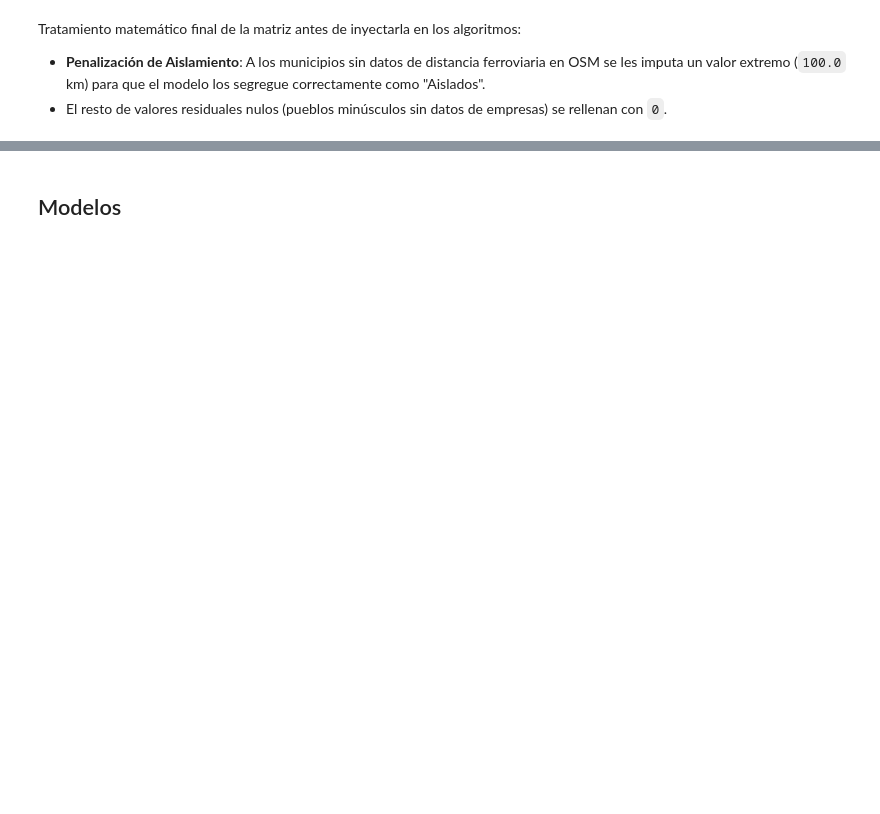
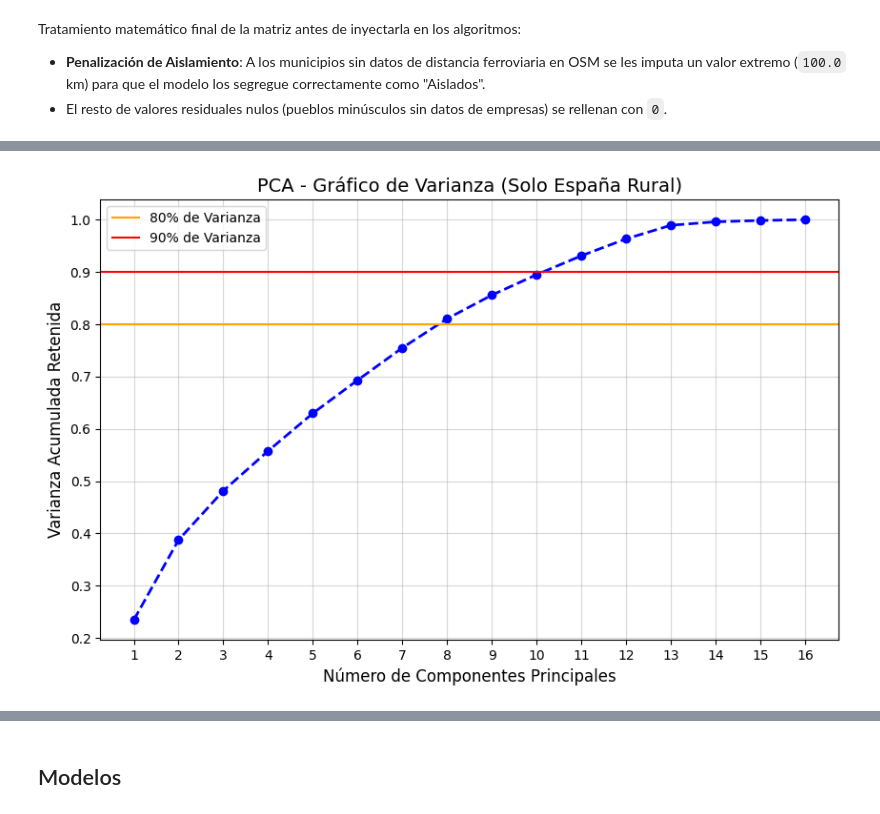
Before and after one commit to MartinEO2005/Proyecto_Big_Data_I, a Jupyter notebook: ML/ml_clustering.ipynb, the cells around one changed output, grey strips where cells are left out. Cells and saved outputs as stored; diff of their text form; code cells hidden in the pictures; blank space fills up the shorter version.

```diff
--- a/ML/ml_clustering.ipynb
+++ b/ML/ml_clustering.ipynb
@@ -126,21 +168,27 @@ df_master = pd.merge(df_master, demo_trend[['muni_id_join', 'pob_absoluta_actual
 # %%
 print("⚙️ [2/5] Procesando Satélites VIIRS (Consumo y Volatilidad)...")
 
+# Aseguramos extraer el año de la fecha
 if 'year' not in df_viirs.columns:
     df_viirs['year'] = df_viirs['date'].str[:4].astype(int)
 
-# Agrupamos los meses para sacar la media anual
-viirs_anual = df_viirs.groupby(['muni_id_join', 'year'])['avg_rad'].mean().reset_index()
+# 🚨 CORRECCIÓN: Usamos la columna 'mean' que es la que existe en tu base de datos
+viirs_anual = df_viirs.groupby(['muni_id_join', 'year'])['mean'].mean().reset_index()
 max_yr_viirs, min_yr_viirs = viirs_anual['year'].max(), viirs_anual['year'].min()
 
-viirs_actual = viirs_anual[viirs_anual['year'] == max_yr_viirs][['muni_id_join', 'avg_rad']].rename(columns={'avg_rad': 'luz_absoluta_actual'})
-viirs_hist = viirs_anual[viirs_anual['year'] == min_yr_viirs][['muni_id_join', 'avg_rad']].rename(columns={'avg_rad': 'luz_historica'})
+# Extraemos la foto actual y la histórica
+viirs_actual = viirs_anual[viirs_anual['year'] == max_yr_viirs][['muni_id_join', 'mean']].rename(columns={'mean': 'luz_absoluta_actual'})
+viirs_hist = viirs_anual[viirs_anual['year'] == min_yr_viirs][['muni_id_join', 'mean']].rename(columns={'mean': 'luz_historica'})
 
+# Calculamos el Delta %
 viirs_trend = pd.merge(viirs_actual, viirs_hist, on='muni_id_join', how='left')
 viirs_trend['delta_luz_pct'] = ((viirs_trend['luz_absoluta_actual'] - viirs_trend['luz_historica']) / (viirs_trend['luz_historica'] + 0.01)) * 100
 
-# Volatilidad turística/estacional
-viirs_std = df_viirs.groupby('muni_id_join')['avg_rad'].std().reset_index().rename(columns={'avg_rad': 'luz_volatilidad_std'})
+# Volatilidad turística/estacional (usando 'mean')
+viirs_std = df_viirs.groupby('muni_id_join')['mean'].std().reset_index().rename(columns={'mean': 'luz_volatilidad_std'})
 
+# Lo unimos a la Matriz Maestra
 df_master = pd.merge(df_master, viirs_trend[['muni_id_join', 'luz_absoluta_actual', 'delta_luz_pct']], on='muni_id_join', how='left')
 df_master = pd.merge(df_master, viirs_std, on='muni_id_join', how='left')
+
+print("  ✅ VIIRS procesado e integrado con éxito.")
@@ -222,3 +277,63 @@ print("\n" + "="*80)
 print(f"✅ ¡MATRIZ MAESTRA LISTA PARA PCA! Dimensiones: {df_master.shape[0]} filas x {df_master.shape[1]} columnas.")
 print("="*80)
 display(df_master.head()) # Usamos display() que se ve mucho mejor en Jupyter que print()
+# %%
+import matplotlib.pyplot as plt
+import numpy as np
+import pandas as pd
+from sklearn.preprocessing import StandardScaler
+from sklearn.decomposition import PCA
+
+print("🧠 INICIANDO PIPELINE DE MACHINE LEARNING (Modelo Híbrido de Dos Fases)...")
+
+# 1. Limpieza de seguridad y borrado de columnas residuales
+df_master = df_master.drop_duplicates(subset=['muni_id_join']).reset_index(drop=True)
+columnas_basura = ['Cluster_GeoLumina', 'Perfil_Territorial', 'Cluster_KMeans']
+df_master = df_master.drop(columns=columnas_basura, errors='ignore')
+
+# ---------------------------------------------------------
+# 🚨 FASE 1: EL FILTRO METROPOLITANO (Separamos a los Gigantes)
+# ---------------------------------------------------------
+print("   -> Separando las Grandes Urbes del mundo Rural...")
+# Filtramos ciudades de más de 50.000 habitantes (aprox. 150 municipios en España)
+mascara_gigantes = df_master['pob_absoluta_actual'] > 50000
+
+df_gigantes = df_master[mascara_gigantes].copy()
+df_rural = df_master[~mascara_gigantes].copy()
+
+print(f"   🏙️ Gigantes aislados: {len(df_gigantes)} municipios.")
+print(f"   🌾 Municipios rurales a analizar: {len(df_rural)} municipios.")
+
+# 2. Separar el "Alma" del "Cuerpo" SOLO para el mundo rural
+df_ids_rural = df_rural[['muni_id_join', 'muni_display', 'prov_id_join']].reset_index(drop=True)
+df_features_rural = df_rural.drop(columns=['muni_id_join', 'muni_display', 'prov_id_join']).reset_index(drop=True)
+
+# 3. Estandarización (Escalado Z-Score clásico) SOLO al mundo rural
+scaler = StandardScaler()
+features_scaled_rural = scaler.fit_transform(df_features_rural)
+
+print(f"\n✅ Datos rurales estandarizados. Forma de la matriz: {features_scaled_rural.shape}")
+
+# 4. Calcular PCA (Para todas las componentes posibles)
+pca = PCA()
+pca.fit(features_scaled_rural)
+varianza_acumulada = np.cumsum(pca.explained_variance_ratio_)
+
+# 5. Crear el Gráfico del "Codo" (Scree Plot)
+plt.figure(figsize=(10, 6))
+plt.plot(range(1, len(varianza_acumulada) + 1), varianza_acumulada, marker='o', linestyle='--', color='b', linewidth=2)
+plt.axhline(y=0.80, color='orange', linestyle='-', label='80% de Varianza')
+plt.axhline(y=0.90, color='red', linestyle='-', label='90% de Varianza')
+
+plt.title('PCA - Gráfico de Varianza (Solo España Rural)', fontsize=14)
+plt.xlabel('Número de Componentes Principales', fontsize=12)
+plt.ylabel('Varianza Acumulada Retenida', fontsize=12)
+plt.xticks(range(1, len(varianza_acumulada) + 1))
+plt.legend()
+plt.grid(True, alpha=0.5)
+plt.show()
+
+print("\n📊 Detalle de Varianza Acumulada por Componente:")
+for i, var in enumerate(varianza_acumulada):
+    print(f"Componente {i+1}: {var*100:.2f}% de la información original")
+# %% [output]
@@ -224,0 +346 @@ display(df_master.head()) # Usamos display() que se ve mucho mejor en Jupyter qu
+[figure, added]
```
Also changed, not shown: parts of 14 cells of this notebook.
